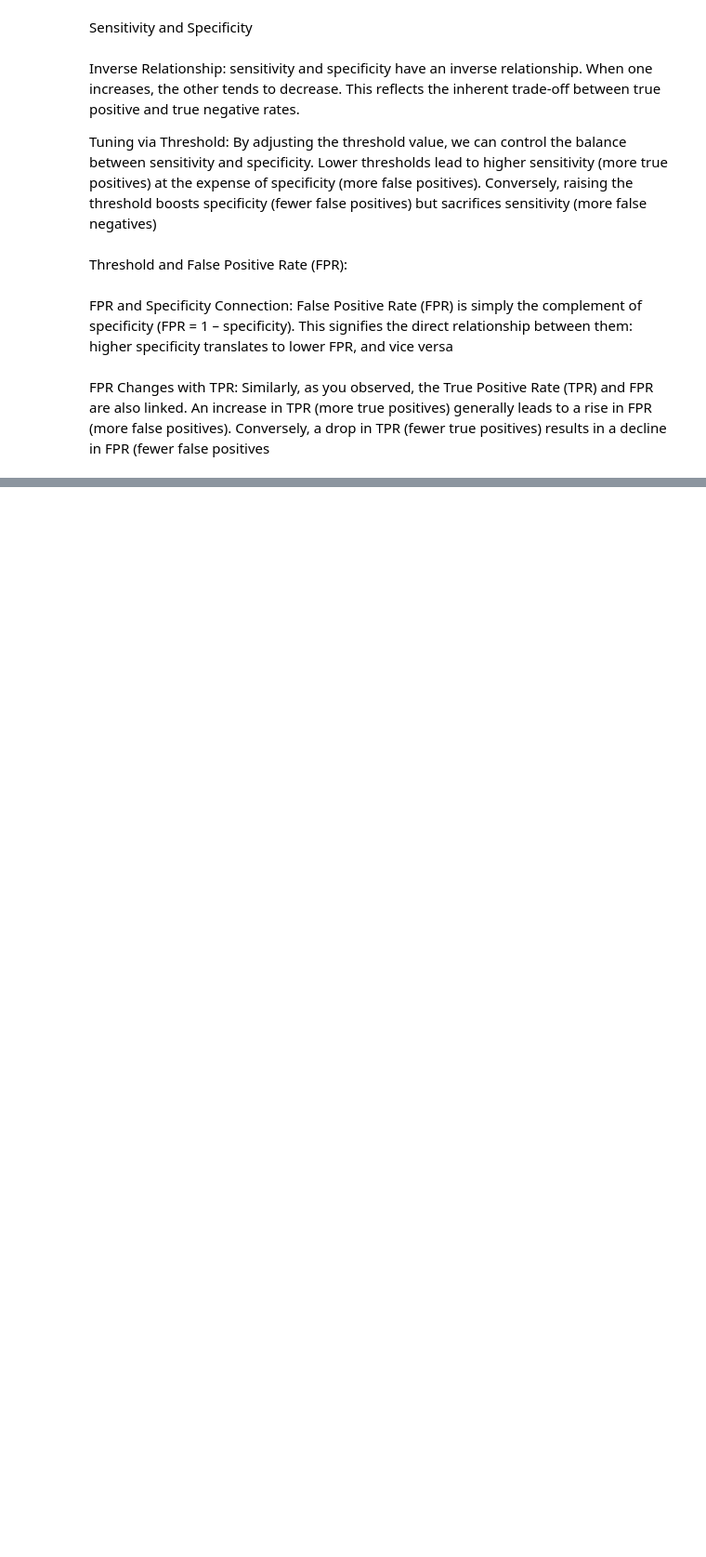
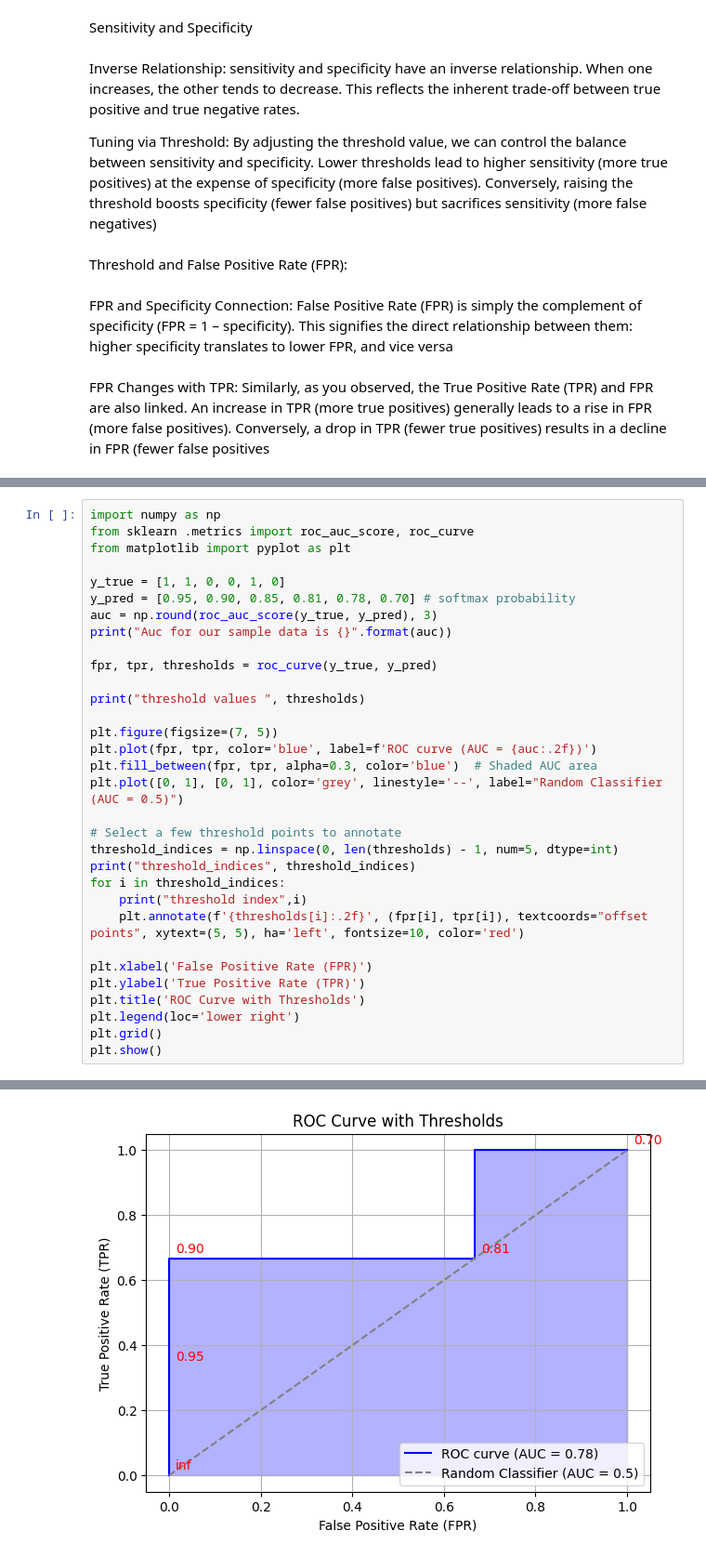
Before and after one commit to SAMANTA1401/machine_learning, a Jupyter notebook: auc_roc.ipynb, the cells around one changed output, grey strips where cells are left out. Shown at 93% size. Drawn from its saved outputs; the diff is of its cells as text; blank space fills up the shorter version.

```diff
--- a/auc_roc.ipynb
+++ b/auc_roc.ipynb
@@ -283,0 +345,33 @@ FPR Changes with TPR: Similarly, as you observed, the True Positive
+# %%
+import numpy as np
+from sklearn .metrics import roc_auc_score, roc_curve
+from matplotlib import pyplot as plt
+
+y_true = [1, 1, 0, 0, 1, 0]
+y_pred = [0.95, 0.90, 0.85, 0.81, 0.78, 0.70] # softmax probability
+auc = np.round(roc_auc_score(y_true, y_pred), 3)
+print("Auc for our sample data is {}".format(auc))
+
+fpr, tpr, thresholds = roc_curve(y_true, y_pred)
+
+print("threshold values ", thresholds)
+
+plt.figure(figsize=(7, 5))
+plt.plot(fpr, tpr, color='blue', label=f'ROC curve (AUC = {auc:.2f})')
+plt.fill_between(fpr, tpr, alpha=0.3, color='blue')  # Shaded AUC area
+plt.plot([0, 1], [0, 1], color='grey', linestyle='--', label="Random Classifier (AUC = 0.5)")
+
+# Select a few threshold points to annotate
+threshold_indices = np.linspace(0, len(thresholds) - 1, num=5, dtype=int)
+print("threshold_indices", threshold_indices)
+for i in threshold_indices:
+    print("threshold index",i)
+    plt.annotate(f'{thresholds[i]:.2f}', (fpr[i], tpr[i]), textcoords="offset points", xytext=(5, 5), ha='left', fontsize=10, color='red')
+
+plt.xlabel('False Positive Rate (FPR)')
+plt.ylabel('True Positive Rate (TPR)')
+plt.title('ROC Curve with Thresholds')
+plt.legend(loc='lower right')
+plt.grid()
+plt.show()
+# %% [output]
@@ -283,0 +386 @@ FPR Changes with TPR: Similarly, as you observed, the True Positive
+[figure, added]
```
Also changed, not shown: parts of 56 cells of this notebook.
